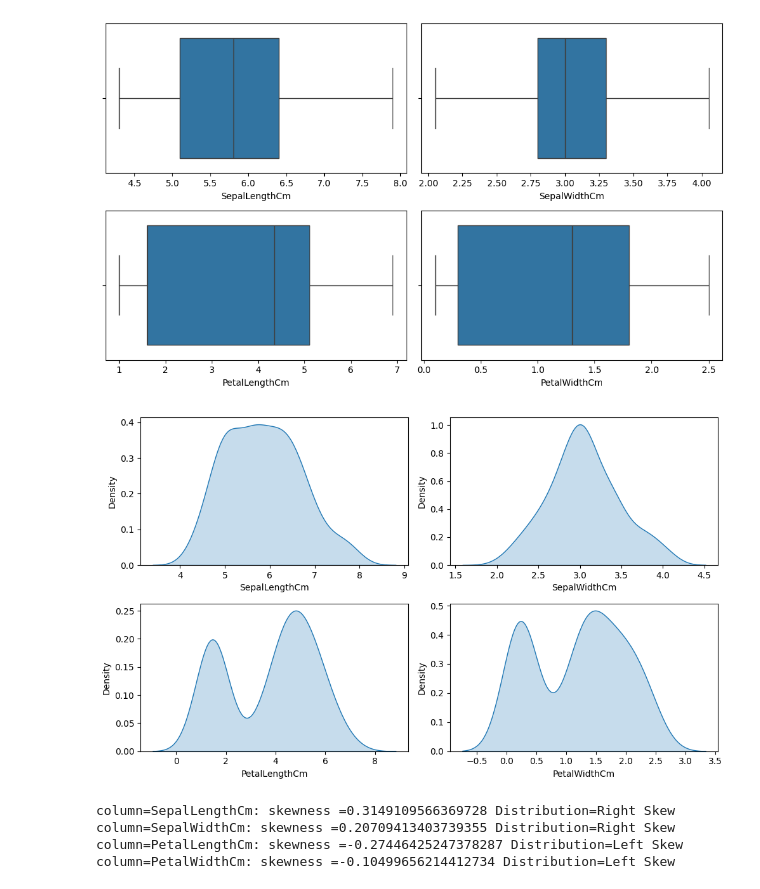
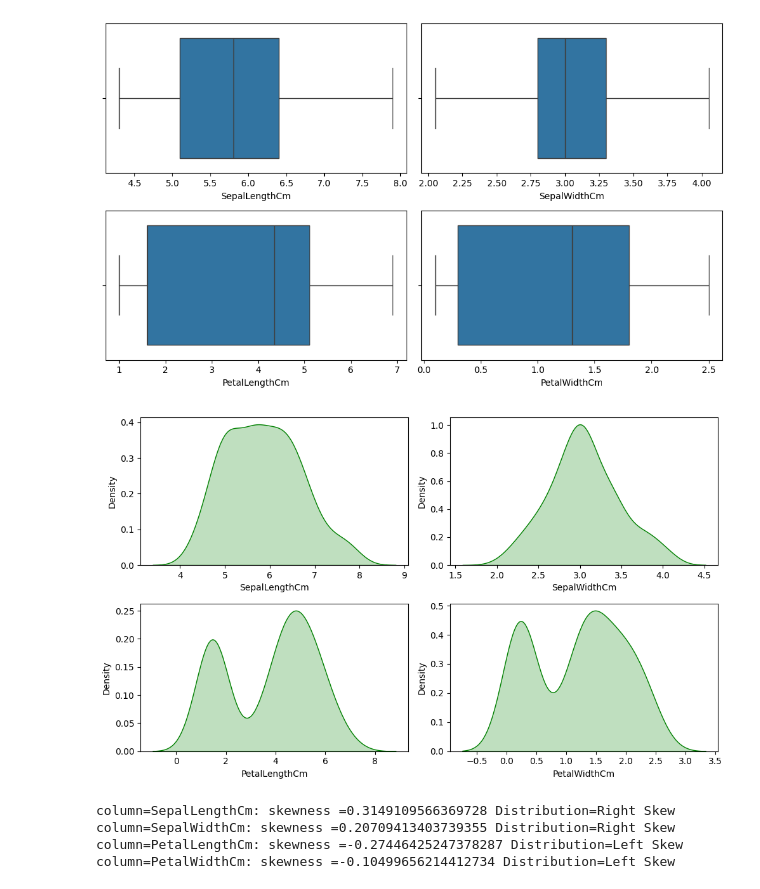
Before and after one commit to HRKhan-DS/iris_project, a Jupyter notebook: notebooks/eda.ipynb, the cells around one changed output. Saved outputs shown, nothing was run; the diff lists cells and outputs as text; code cells hidden in the pictures.

```diff
--- a/notebooks/eda.ipynb
+++ b/notebooks/eda.ipynb
@@ -126,14 +126,14 @@ plt.show()
 # %%
 num_columns=['SepalLengthCm', 'SepalWidthCm', 'PetalLengthCm', 'PetalWidthCm']
 plt.figure(figsize=(10,6))
 
 for i, col in enumerate(num_columns,1):
       plt.subplot(2,2,i)
-      sns.kdeplot(x=df[col], fill=True)
+      sns.kdeplot(x=df[col], fill=True,color='green')
 plt.tight_layout()
 plt.show()
 # %% [output]
-[figure, old version]
+[figure, new version]
 # %%
 num_columns=['SepalLengthCm', 'SepalWidthCm', 'PetalLengthCm', 'PetalWidthCm']
 
```
Also changed, not shown: parts of 1 cell of this notebook, 5 other files.
